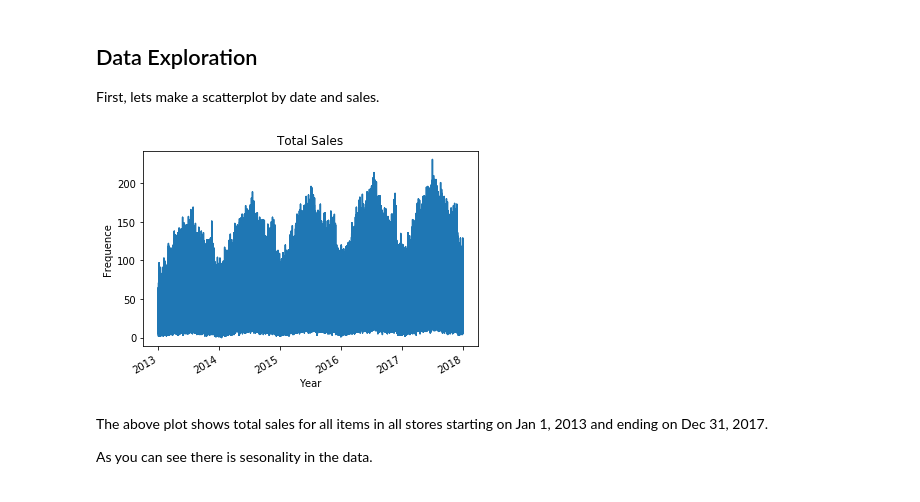
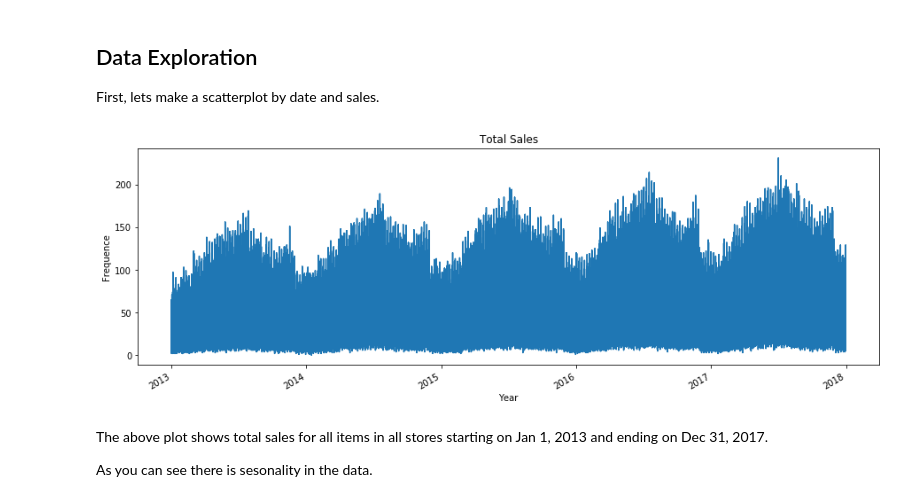
Before and after one commit to etterfred/Thinkful, a Jupyter notebook: 3.1.4 - OLS and KNN model comparison.ipynb, the cells around one changed output. Drawn from its saved outputs; the diff is of its cells as text; code cells hidden in the pictures.

```diff
--- a/3.1.4 - OLS and KNN model comparison.ipynb
+++ b/3.1.4 - OLS and KNN model comparison.ipynb
@@ -92,15 +92,15 @@ First, lets make a scatterplot by date and sales.
 # %%
 # set the index of this data to equal the date_time column for graphing purposes
 df_date_index = df_train.set_index('date_time')
 
 # plot the data
-df_date_index['sales'].plot()
+df_date_index['sales'].plot(figsize=(15, 5))
 plt.title('Total Sales')
 plt.xlabel('Year')
 plt.ylabel('Frequence')
 plt.show()
 # %% [output]
-[figure, old version]
+[figure, new version]
 # %% [markdown]
 The above plot shows total sales for all items in all stores starting on Jan 1, 2013 and ending on Dec 31, 2017.
 
```
Also changed, not shown: parts of 9 cells of this notebook.
